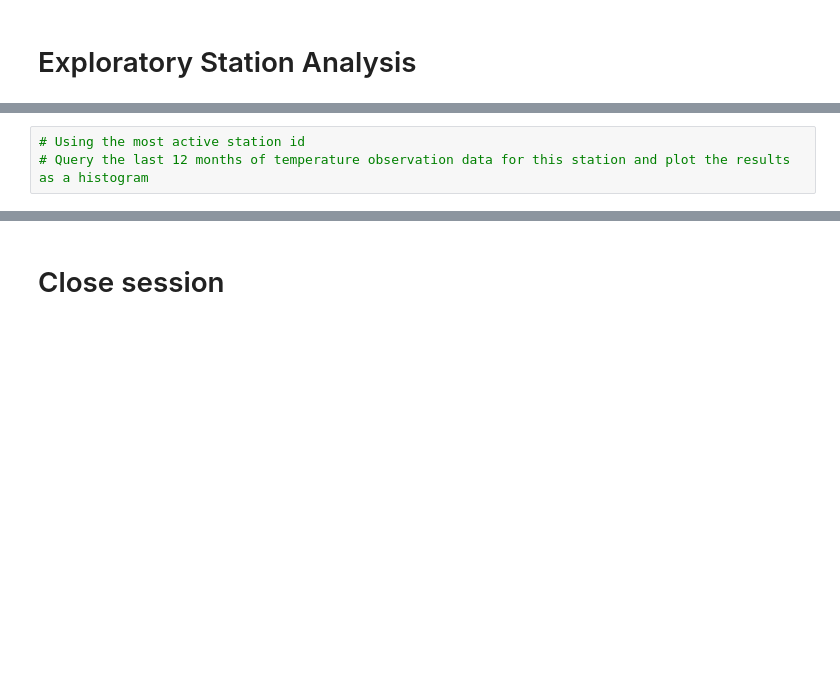
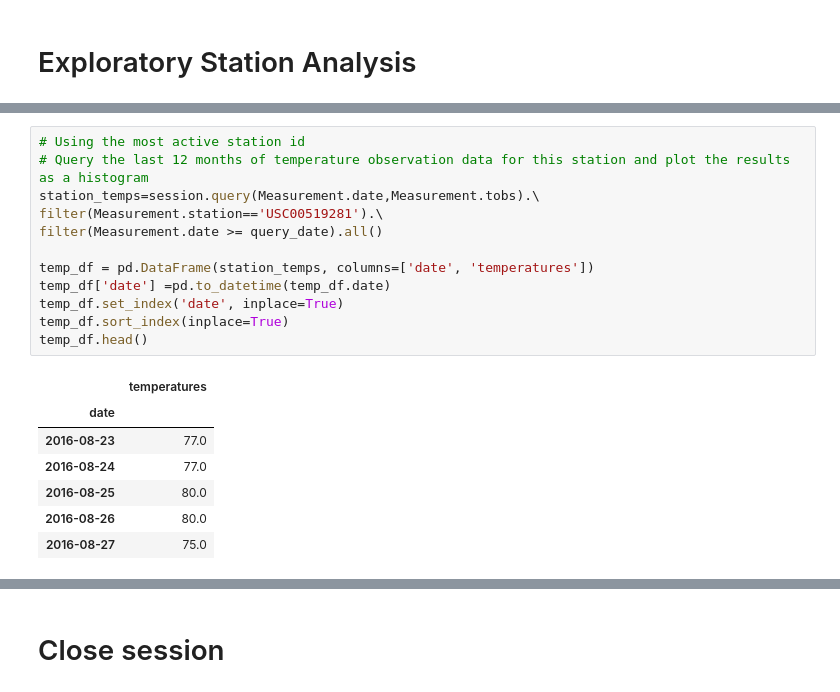
Before and after one commit to dakotajcollins/sqlalchemy-challenge, a Jupyter notebook: climate_starter.ipynb, the cells around one changed output, grey strips where cells are left out. Cells and saved outputs as stored; diff of their text form; blank space fills up the shorter version.

```diff
--- a/climate_starter.ipynb
+++ b/climate_starter.ipynb
@@ -131,3 +167,20 @@ df.describe()
 # %%
 # Using the most active station id
 # Query the last 12 months of temperature observation data for this station and plot the results as a histogram
+station_temps=session.query(Measurement.date,Measurement.tobs).\
+filter(Measurement.station=='USC00519281').\
+filter(Measurement.date >= query_date).all()
+
+temp_df = pd.DataFrame(station_temps, columns=['date', 'temperatures'])
+temp_df['date'] =pd.to_datetime(temp_df.date)
+temp_df.set_index('date', inplace=True)
+temp_df.sort_index(inplace=True)
+temp_df.head()
+# %% [output]
+|  | temperatures |
+| date |  |
+| 2016-08-23 | 77.0 |
+| 2016-08-24 | 77.0 |
+| 2016-08-25 | 80.0 |
+| 2016-08-26 | 80.0 |
+| 2016-08-27 | 75.0 |
```
Also changed, not shown: parts of 6 cells of this notebook, 4 other files.
